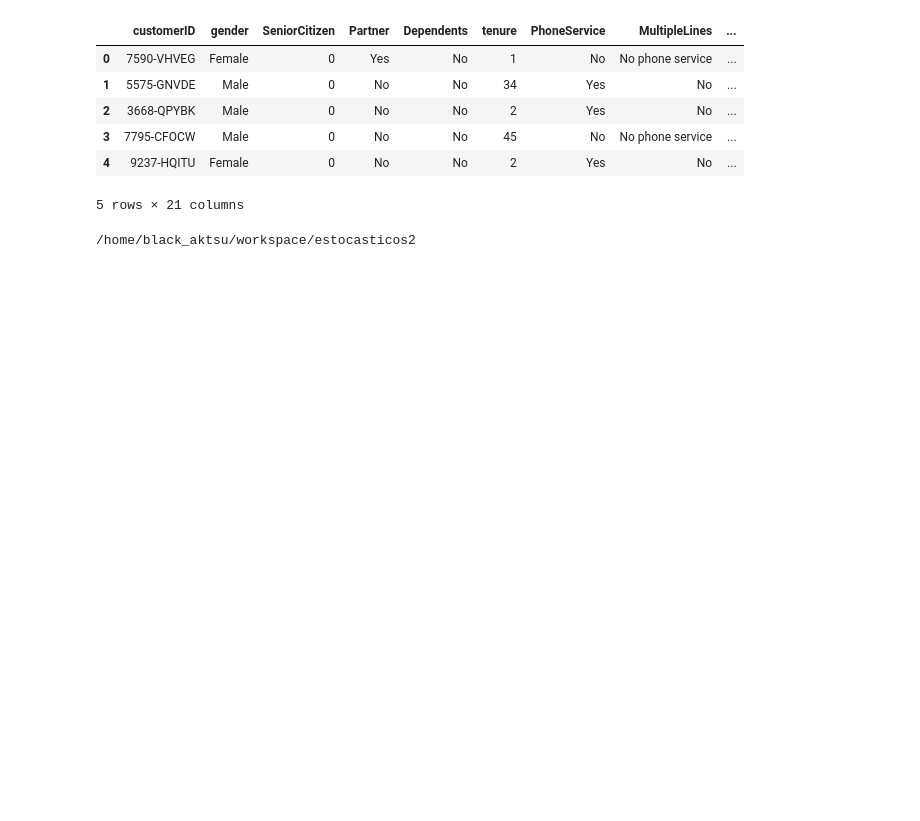
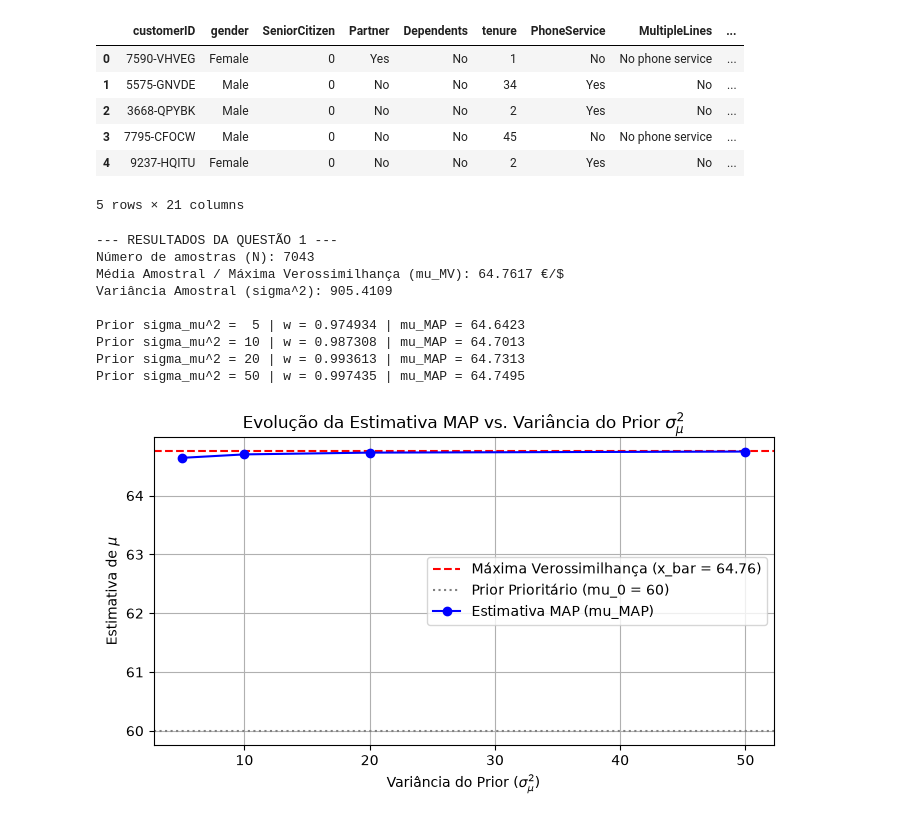
Before and after one commit to ruanpereira/estocasticos2, a Jupyter notebook: Trabalho3.ipynb, the cells around one changed output. Saved outputs shown, nothing was run; the diff lists cells and outputs as text; code cells hidden in the pictures; blank space fills up the shorter version.

```diff
--- a/Trabalho3.ipynb
+++ b/Trabalho3.ipynb
@@ -52,5 +56,50 @@ df.head()
 | 4 | 9237-HQITU | Female | 0 | No | No | 2 | Yes | No | ... |
 5 rows × 21 columns
 # %%
+# --- QUESTÃO 1 ---
+monthly = df['MonthlyCharges'].dropna().values
+N = len(monthly)
+x_bar = np.mean(monthly) # Estimativa de Máxima Verossimilhança (MV)
+sigma2 = np.var(monthly, ddof=1) # Variância amostral dada pelos dados
+
+mu_0 = 60
+variancias_prior = [5, 10, 20, 50]
+
+print(f"--- RESULTADOS DA QUESTÃO 1 ---")
+print(f"Número de amostras (N): {N}")
+print(f"Média Amostral / Máxima Verossimilhança (mu_MV): {x_bar:.4f} €/$")
+print(f"Variância Amostral (sigma^2): {sigma2:.4f}\n")
+
+resultados_map = []
+for sigma2_mu in variancias_prior:
+    w = (N * sigma2_mu) / (N * sigma2_mu + sigma2)
+    mu_map = w * x_bar + (1 - w) * mu_0
+    resultados_map.append({'sigma2_mu': sigma2_mu, 'mu_MAP': mu_map, 'peso_w': w})
+    print(f"Prior sigma_mu^2 = {sigma2_mu:2d} | w = {w:.6f} | mu_MAP = {mu_map:.4f}")
+
+# Gráfico comparativo
+plt.figure(figsize=(8, 4))
+plt.axhline(x_bar, color='red', linestyle='--', label=f'Máxima Verossimilhança (x_bar = {x_bar:.2f})')
+plt.axhline(mu_0, color='gray', linestyle=':', label=f'Prior Prioritário (mu_0 = {mu_0})')
+
+sigmas = [r['sigma2_mu'] for r in resultados_map]
+mus = [r['mu_MAP'] for r in resultados_map]
+
+plt.plot(sigmas, mus, 'o-', color='blue', label='Estimativa MAP (mu_MAP)')
+plt.xlabel(r'Variância do Prior ($\sigma_\mu^2$)')
+plt.ylabel(r'Estimativa de $\mu$')
+plt.title(r'Evolução da Estimativa MAP vs. Variância do Prior $\sigma_\mu^2$')
+plt.legend()
+plt.grid(True)
+plt.show()
 # %% [output]
-/home/black_aktsu/workspace/estocasticos2
+--- RESULTADOS DA QUESTÃO 1 ---
+Número de amostras (N): 7043
+Média Amostral / Máxima Verossimilhança (mu_MV): 64.7617 €/$
+Variância Amostral (sigma^2): 905.4109
+
+Prior sigma_mu^2 =  5 | w = 0.974934 | mu_MAP = 64.6423
+Prior sigma_mu^2 = 10 | w = 0.987308 | mu_MAP = 64.7013
+Prior sigma_mu^2 = 20 | w = 0.993613 | mu_MAP = 64.7313
+Prior sigma_mu^2 = 50 | w = 0.997435 | mu_MAP = 64.7495
+[figure, added]
```
Also changed, not shown: parts of 4 cells of this notebook, 39 other files.
